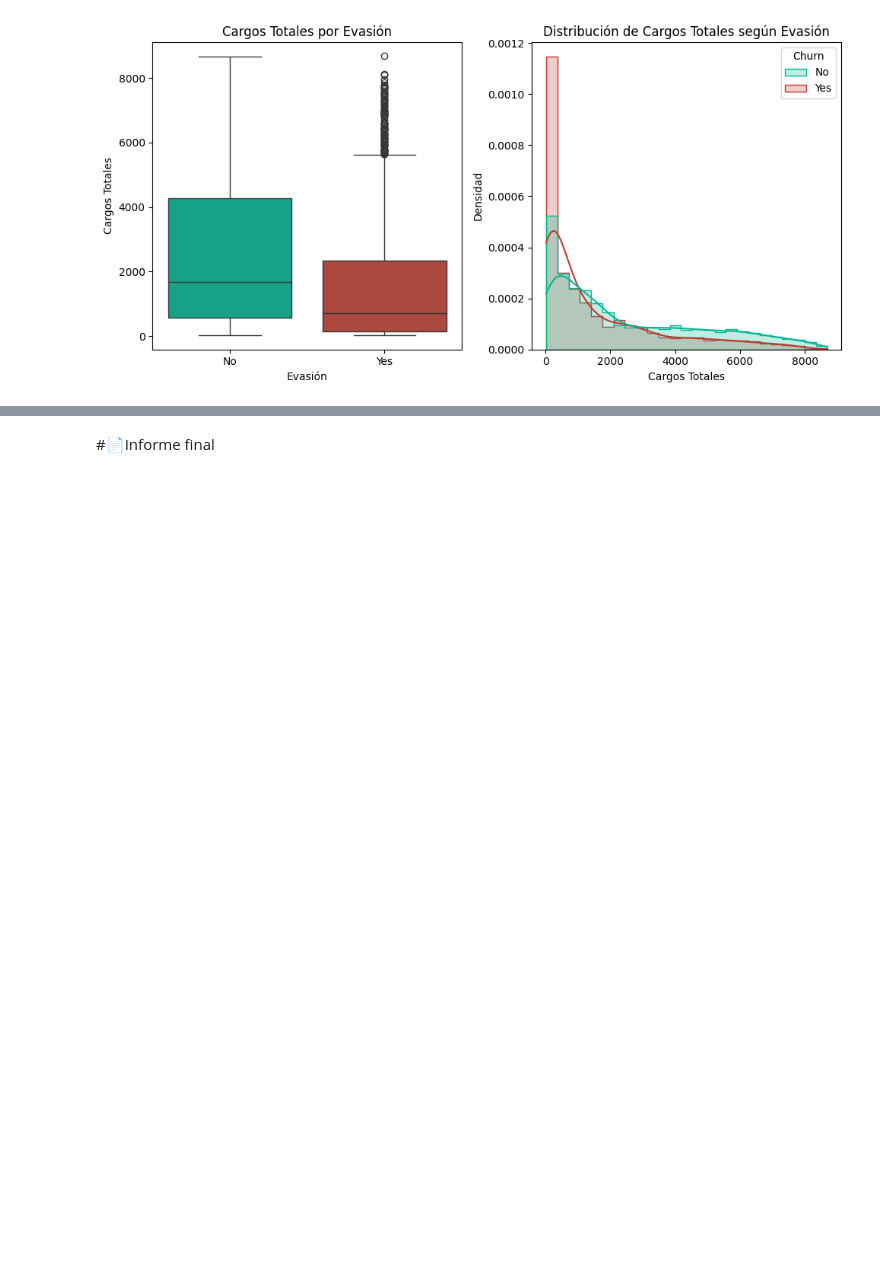
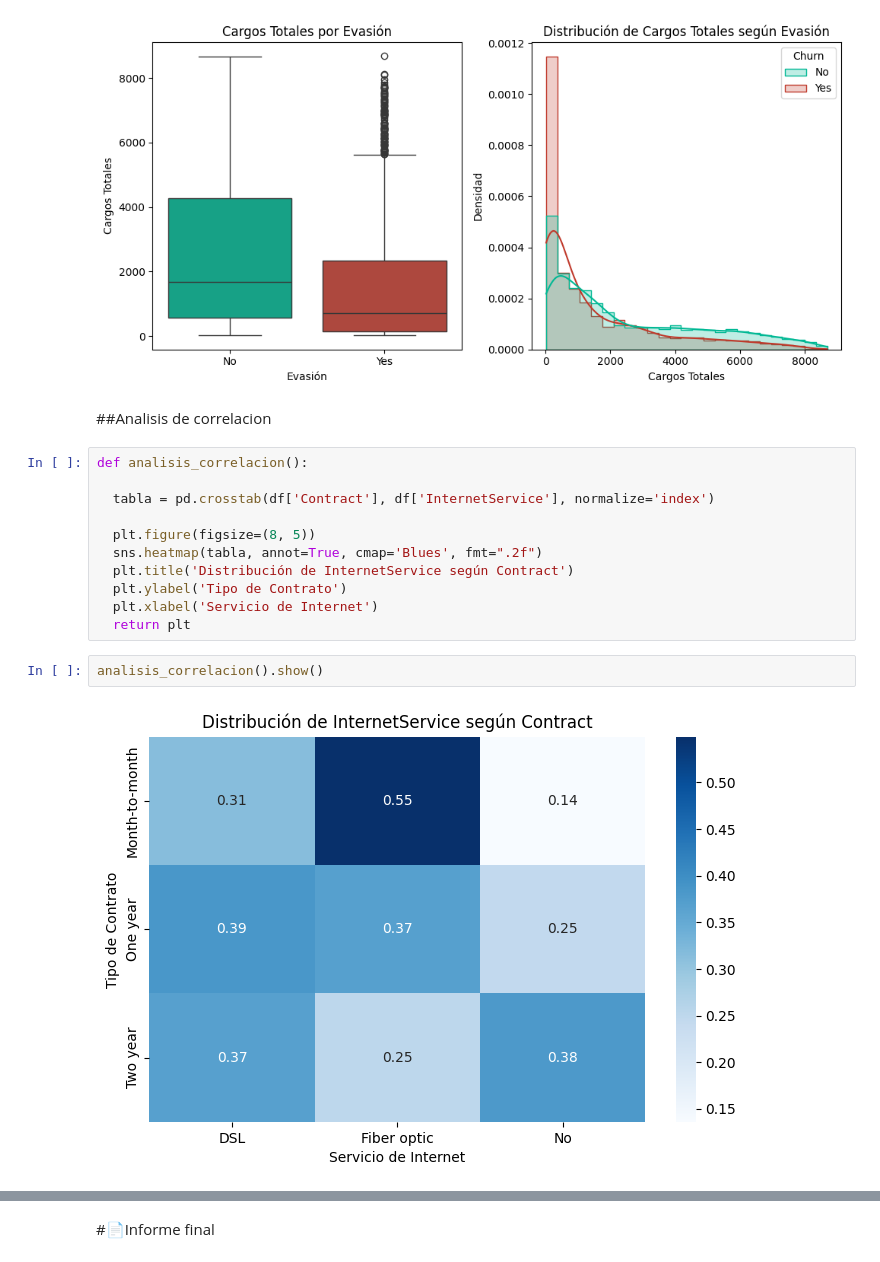
Before and after one commit to Ronaldvarela852/TelecomX_LATAM, a Jupyter notebook: TelecomX_LATAM.ipynb, the cells around one changed output, grey strips where cells are left out. Cells and saved outputs as stored; diff of their text form; blank space fills up the shorter version.

```diff
--- a/TelecomX_LATAM.ipynb
+++ b/TelecomX_LATAM.ipynb
@@ -381,3 +388,20 @@ graficos_variables_numericas().show()
 [figure]
 [figure]
 [figure]
+# %% [markdown]
+##Analisis de correlacion
+# %%
+def analisis_correlacion():
+
+  tabla = pd.crosstab(df['Contract'], df['InternetService'], normalize='index')
+
+  plt.figure(figsize=(8, 5))
+  sns.heatmap(tabla, annot=True, cmap='Blues', fmt=".2f")
+  plt.title('Distribución de InternetService según Contract')
+  plt.ylabel('Tipo de Contrato')
+  plt.xlabel('Servicio de Internet')
+  return plt
+# %%
+analisis_correlacion().show()
+# %% [output]
+[figure, added]
```
Also changed, not shown: parts of 6 cells of this notebook.
